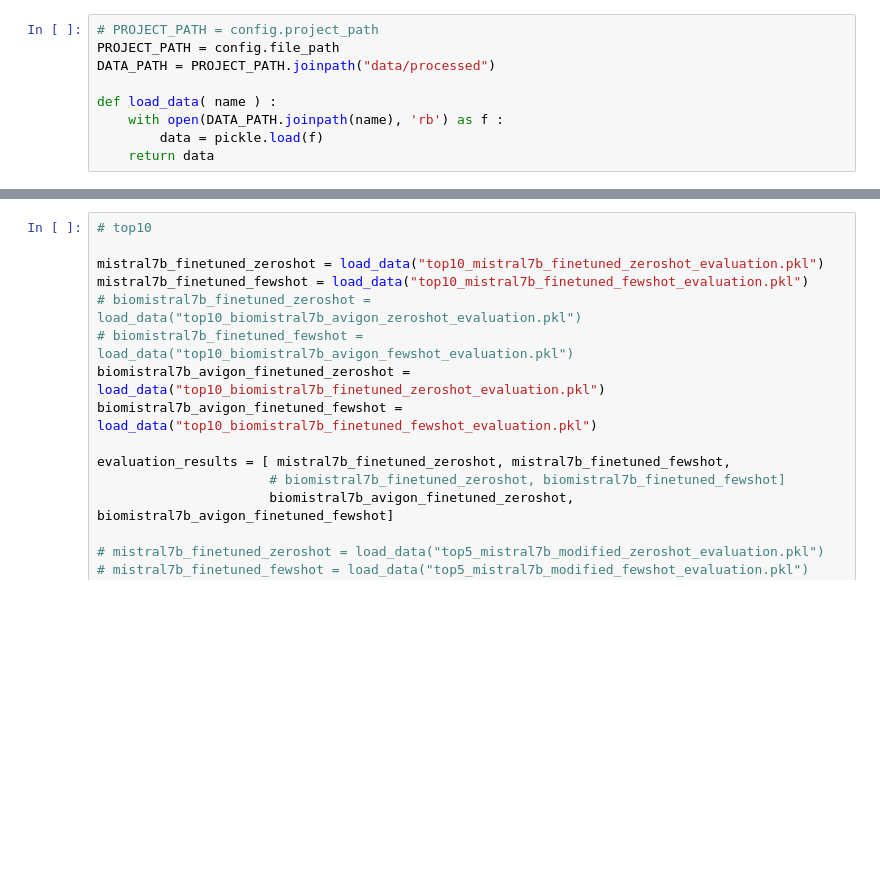
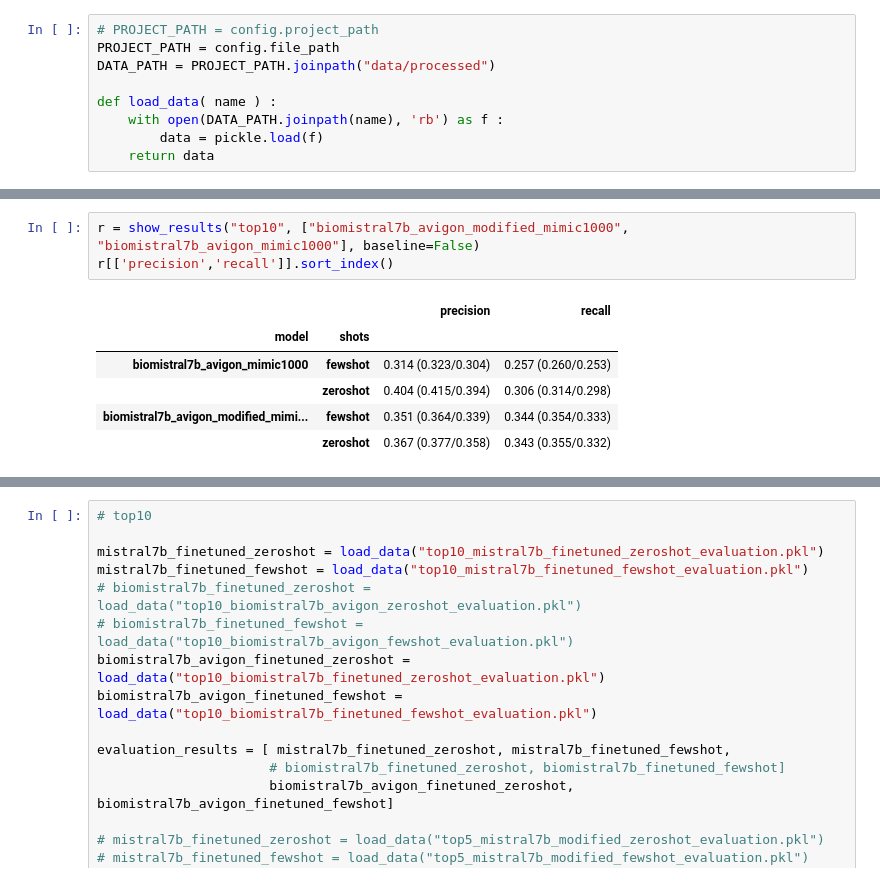
Before and after one commit to memy85/2024_medicalnote_annotation, a Jupyter notebook: notes/cv_evaluation.ipynb, the cells around one changed output, grey strips where cells are left out. Drawn from its saved outputs; the diff is of its cells as text; blank space fills up the shorter version.

```diff
--- a/notes/cv_evaluation.ipynb
+++ b/notes/cv_evaluation.ipynb
@@ -47,0 +83,10 @@ show_results("top3", ["mistral7b", "biomistral7b_avigon"])
+# %%
+r = show_results("top10", ["biomistral7b_avigon_modified_mimic1000", "biomistral7b_avigon_mimic1000"], baseline=False)
+r[['precision','recall']].sort_index()
+# %% [output]
+|  |  | precision | recall |
+| model | shots |  |  |
+| biomistral7b_avigon_mimic1000 | fewshot | 0.314 (0.323/0.304) | 0.257 (0.260/0.253) |
+|  | zeroshot | 0.404 (0.415/0.394) | 0.306 (0.314/0.298) |
+| biomistral7b_avigon_modified_mimi... | fewshot | 0.351 (0.364/0.339) | 0.344 (0.354/0.333) |
+|  | zeroshot | 0.367 (0.377/0.358) | 0.343 (0.355/0.332) |
```
Also changed, not shown: parts of 13 cells of this notebook, 21 other files.
